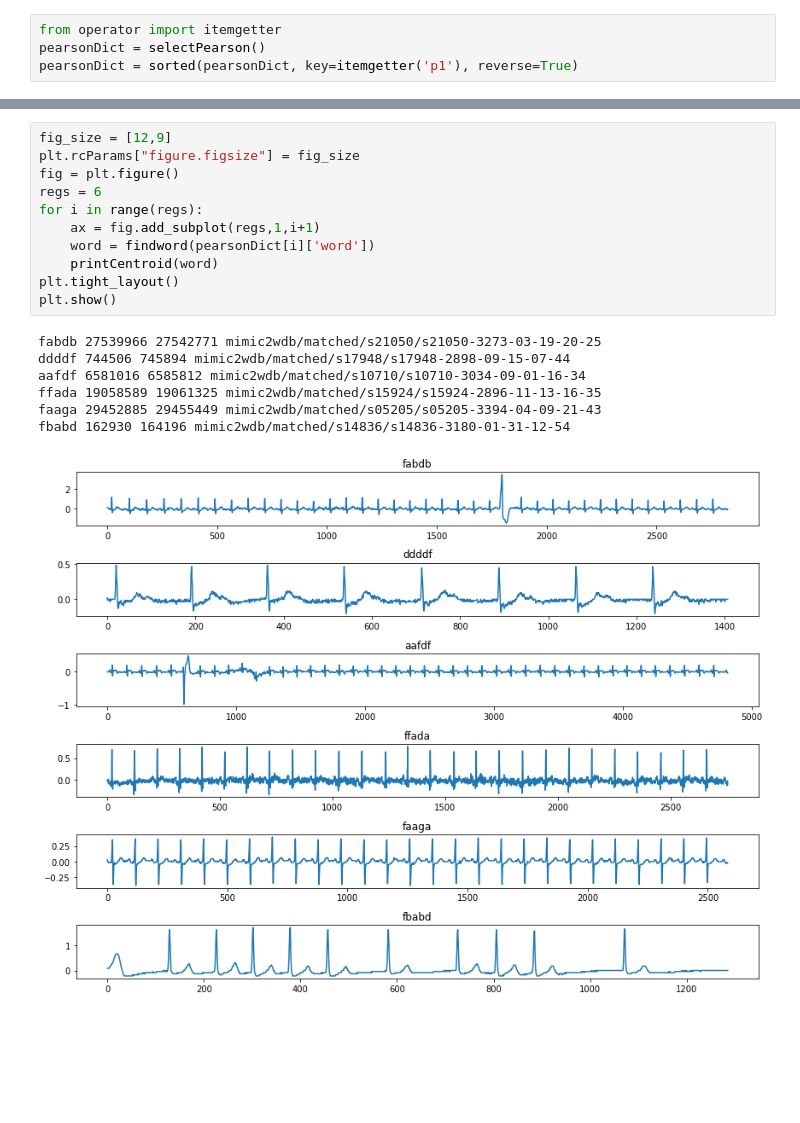
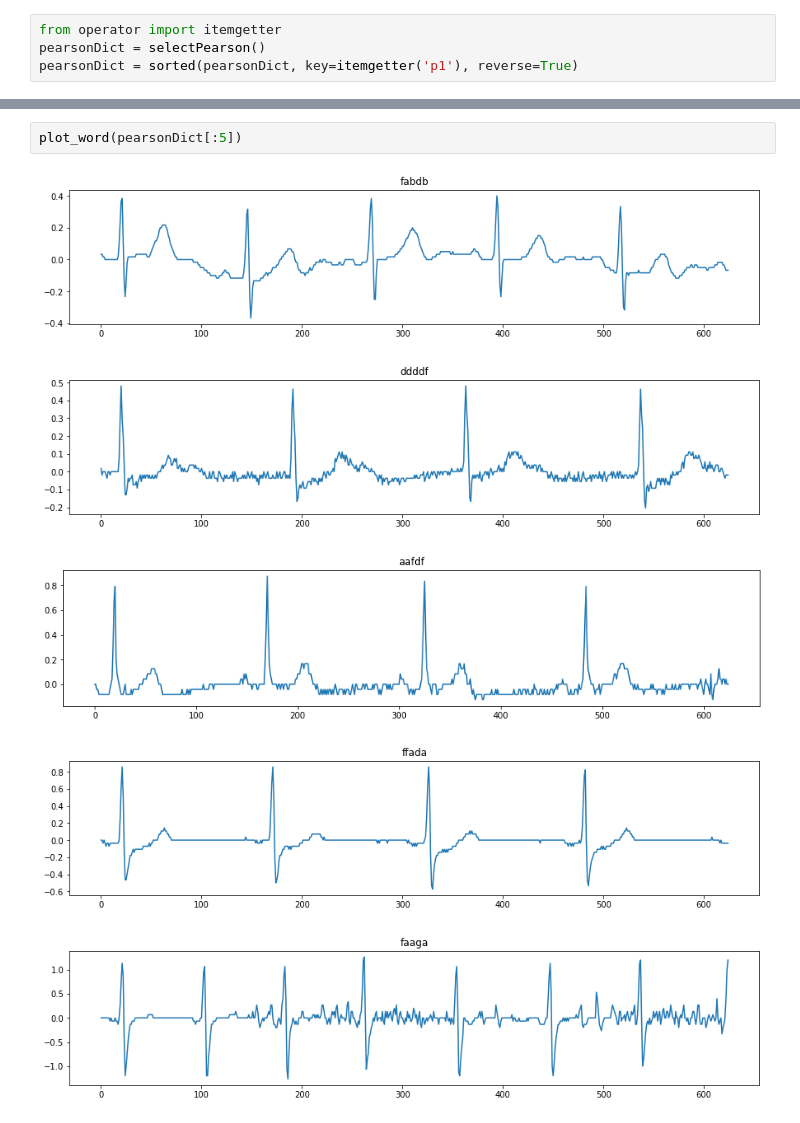
Before and after one commit to davidgutierrez/HeartRatePatterns, a Jupyter notebook: Jupyter/MimicII/0h1 PearsonTesting.ipynb, the cells around one changed output, grey strips where cells are left out. Cells and saved outputs as stored; diff of their text form; blank space fills up the shorter version.

```diff
--- a/Jupyter/MimicII/0h1 PearsonTesting.ipynb
+++ b/Jupyter/MimicII/0h1 PearsonTesting.ipynb
@@ -216,19 +169,8 @@ def printCentroid(wave) :
-# %%
-fig_size = [12,9]
-plt.rcParams["figure.figsize"] = fig_size
-fig = plt.figure()
-regs = 6
-for i in range(regs):
-    ax = fig.add_subplot(regs,1,i+1)
-    word = findword(pearsonDict[i]['word'])
-    printCentroid(word)
-plt.tight_layout()
-plt.show()
-# %% [output]
-fabdb 27539966 27542771 mimic2wdb/matched/s21050/s21050-3273-03-19-20-25
-ddddf 744506 745894 mimic2wdb/matched/s17948/s17948-2898-09-15-07-44
-aafdf 6581016 6585812 mimic2wdb/matched/s10710/s10710-3034-09-01-16-34
-ffada 19058589 19061325 mimic2wdb/matched/s15924/s15924-2896-11-13-16-35
-faaga 29452885 29455449 mimic2wdb/matched/s05205/s05205-3394-04-09-21-43
-fbabd 162930 164196 mimic2wdb/matched/s14836/s14836-3180-01-31-12-54
-[figure, removed]
+# %%
+plot_word(pearsonDict[:5])
+# %% [output]
+[figure, added]
+[figure, added]
+[figure, added]
+[figure, added]
+[figure, added]
```
Also changed, not shown: parts of 3 cells of this notebook.
